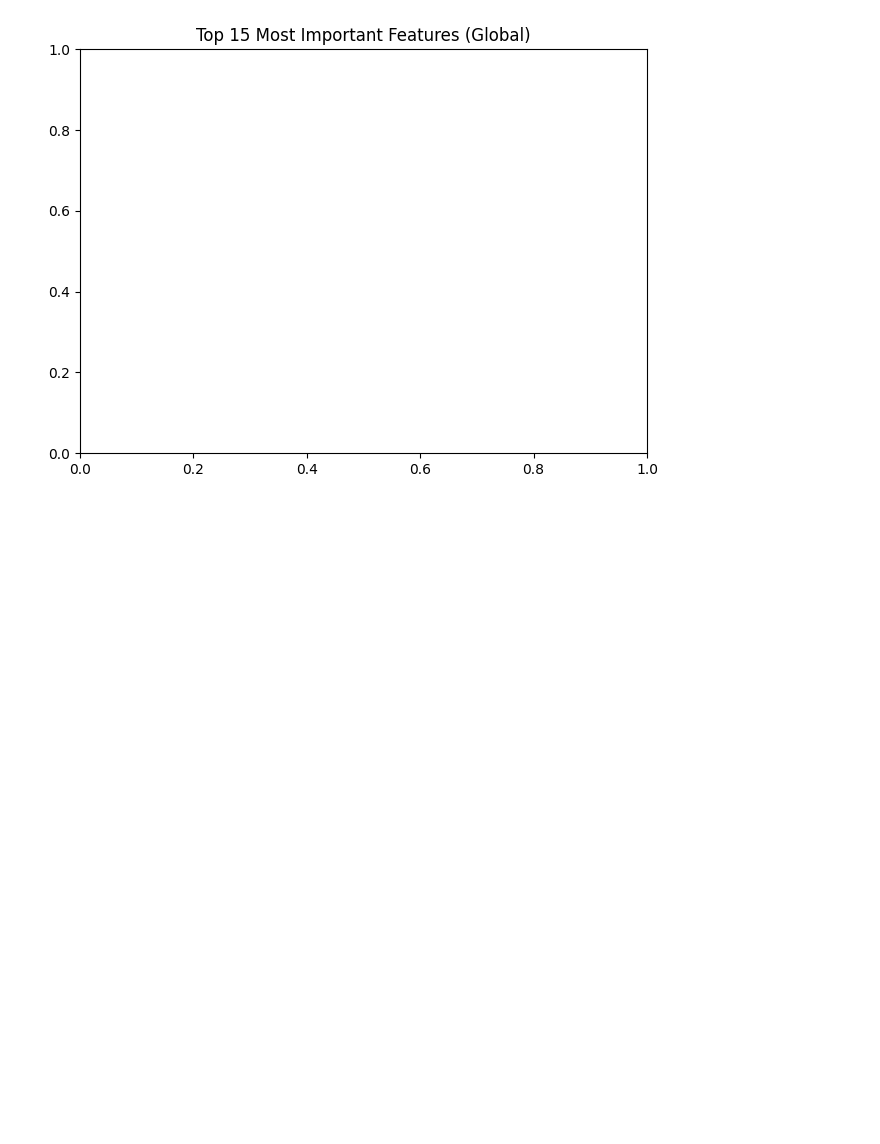
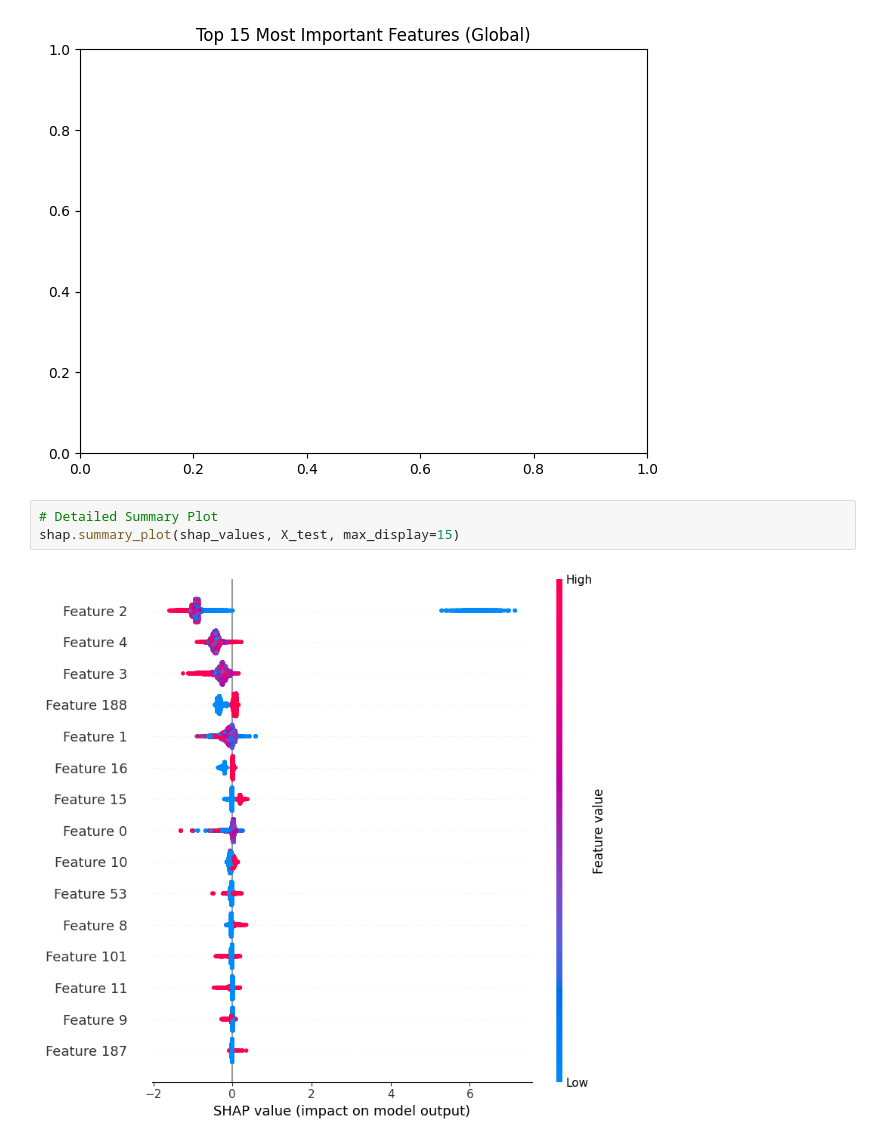
Before and after one commit to Sumeyahassen/fraud-detection-10academy, a Jupyter notebook: notebooks/shap-explainability.ipynb, the cells around one changed output. Cells and saved outputs as stored; diff of their text form; blank space fills up the shorter version.

Commit message:
summery plot

```diff
--- a/notebooks/shap-explainability.ipynb
+++ b/notebooks/shap-explainability.ipynb
@@ -28,3 +28,8 @@ plt.show()
 # %% [output]
 [figure]
 [figure]
+# %%
+# Detailed Summary Plot
+shap.summary_plot(shap_values, X_test, max_display=15)
+# %% [output]
+[figure, added]
```
